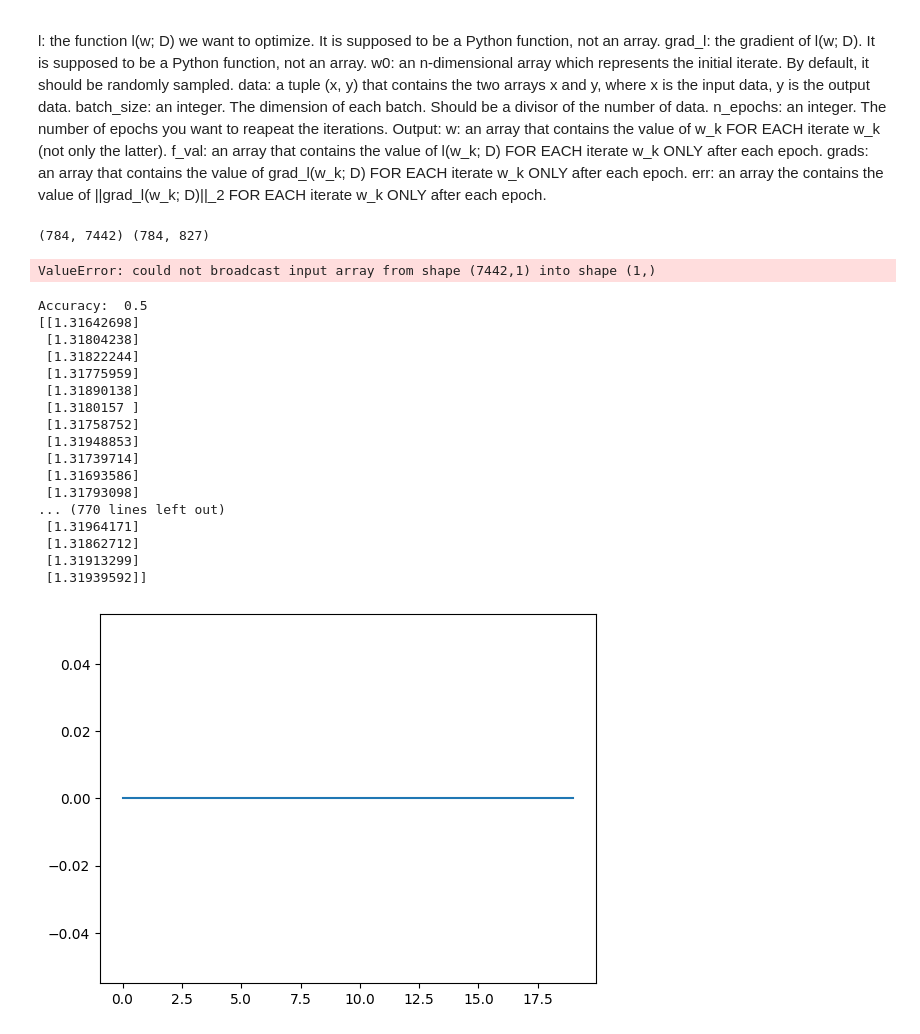
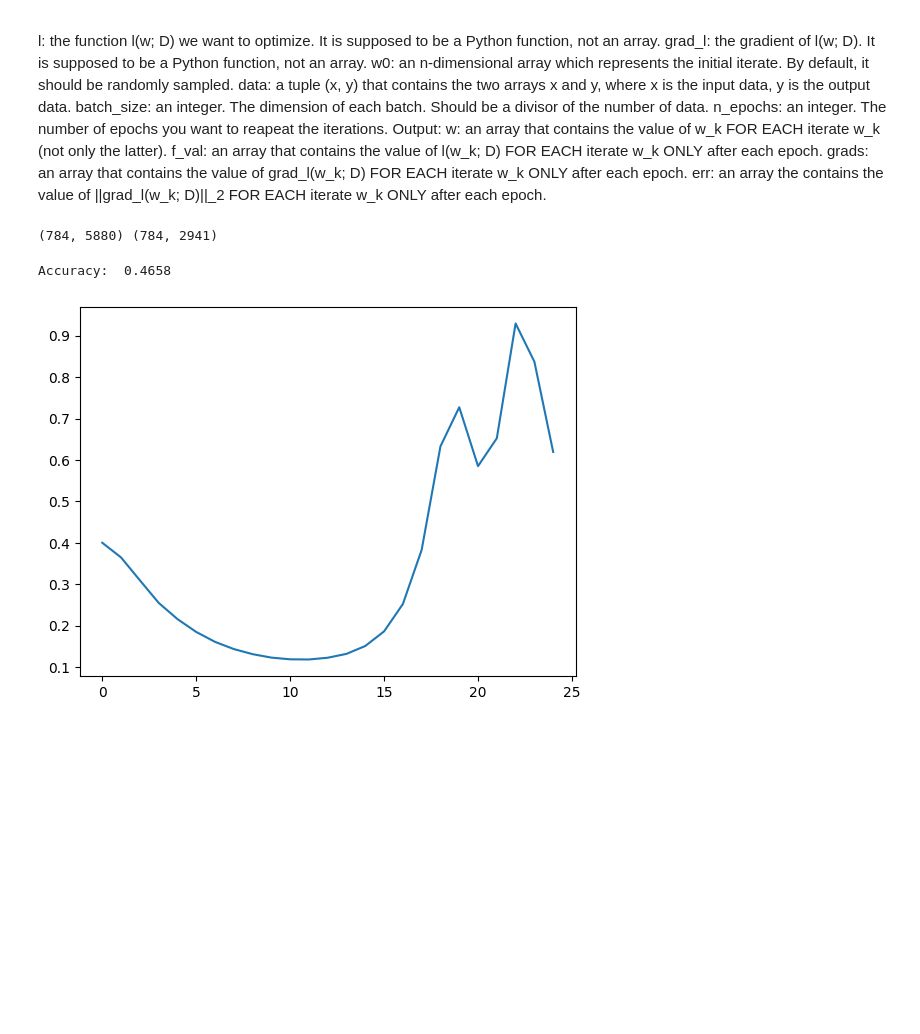
Before and after one commit to elements72/SMM, a Jupyter notebook: lab3/lab3.ipynb, the cells around one changed output. Drawn from its saved outputs; the diff is of its cells as text; code cells hidden in the pictures; blank space fills up the shorter version.

```diff
--- a/lab3/lab3.ipynb
+++ b/lab3/lab3.ipynb
@@ -362,10 +362,10 @@ def split(X, Y, Ntrain):
 y = data[:, 0].T
 x = data[:, 1:].T
 
-digits = [0, 6]
+digits = [1, 6]
 
-I1 = (y==0)
-I2 = (y==6)
+I1 = (y==digits[0])
+I2 = (y == digits[1])
 X1 = x[:, I1]
 X2 = x[:, I2]
 Y1 = y[I1]
@@ -376,9 +376,9 @@ Y = np.concatenate((Y1, Y2))
 
 d, N = X.shape
 
-Ntrain = int(0.9 * Y.shape[0])
+Ntrain = int(N/3*2)
 
 x_train, x_test, y_train, y_test = split(X, Y, Ntrain)
 print(x_train.shape, x_test.shape)
 # %% [output]
-(784, 7442) (784, 827)
+(784, 5880) (784, 2941)
@@ -385,5 +387,5 @@ print(x_train.shape, x_test.shape)
 # %%
-batch_size = 100
+batch_size = 30
 
 def batch(x, y, batch_size):
     n = x.shape[1]
@@ -391,7 +393,7 @@ def batch(x, y, batch_size):
     np.random.shuffle(idx)
     n_batches = n // batch_size
     for i in range(n_batches):
-        batch_index = idx[i:i+1*batch_size]
+        batch_index = idx[i*batch_size:(i+1)*batch_size]
         yield x[:, batch_index], y[batch_index]
 
 
@@ -402,10 +404,11 @@ def SGD(l, grad_l, w0, data, batch_size, n_epochs=5):
     d, n = x_.shape
     w = np.zeros(shape)
     f_val = np.zeros((n_epochs, 1))
-    grads = np.zeros((n_epochs, w0.shape[0], 1))
-    err = np.zeros(n_epochs)
+    grads = np.zeros((n_epochs, 1, w0.shape[0]))
+    err = np.zeros((n_epochs, 1))
 
-    alpha = 1e-1
+    #print("W0 shape: ", w0.shape)
+    alpha = 1e-5
     w_old = w0
     w_k = w_old
 
@@ -413,7 +416,7 @@ def SGD(l, grad_l, w0, data, batch_size, n_epochs=5):
         batch_iterator = batch(x_, y_, batch_size)
         for x, y in batch_iterator:
             grad = grad_l(w_old, x, y)
-            w_k  = w_old - alpha * grad
+            w_k = w_old - alpha * grad
             w_old = w_k
         w[epoch] = w_k
         f_val[epoch] = l(w_k, x_, y_)
@@ -434,7 +437,7 @@ def grad_f(x):
 
 def l(w, x, y):
     y = y.reshape((len(y), 1))
-    return np.abs(f(x, w)-y)**2
+    return np.mean(np.linalg.norm(f(x, w)-y)**2)
 
 def grad_l(w, x, y):
     d, n = x.shape
@@ -444,45 +447,33 @@ def grad_l(w, x, y):
     return np.mean(sigmoid(x_cup.T @ w)*(1-sigmoid(x_cup.T @ w)) * x_cup.T * (f(x, w) - y))
 
 data = (x_train, y_train)
-sigma = 1e-3
-w0 = np.random.normal(0, sigma, (d+1, 1))
-w, f_val, grads, err = SGD(l, grad_l, w0, data, batch_size, 20)
+sigma = 0.1
+w0 = np.random.normal(0, sigma, (d+1,1))
+w, f_val, grads, err = SGD(l, grad_l, w0, data, batch_size, n_epochs)
-# %% [output]
-ValueError: could not broadcast input array from shape (7442,1) into shape (1,)
 # %%
 def predict(w, X, treshold=0.5):
-    X = np.insert(X, 0, 1, axis=0)
-    y_hat = sigmoid(w.T @ X)
-    y_hat[y_hat < treshold] = 0
-    y_hat[y_hat >= treshold] = 6
-    return y_hat
-w_star = w[-1]
+    #X = np.insert(X, 0, 1, axis=0)
+    y_hat = f(X, w)
+    y_pred = np.zeros(len(y_hat))
+    for i, y in enumerate(y_hat):
+        if y < treshold:
+            y_pred[i] = digits[0]
+        else:
+            y_pred[i] = digits[1]
+    #y_hat[y_hat < treshold] = digits[0]
+    #y_hat[y_hat >= treshold] = digits[1]
+    return y_pred
 
 def accuracy(y_hat, y):
-    return  round(np.mean(y_hat == y), 2)
+    return round(np.mean(y_hat == y), 4)
 
 
+w_star = w[-1]
 y_hat = predict(w_star, x_train)
 print("Accuracy: ", accuracy(y_hat, y_train))
-print(w_star)
-plt.plot(err)
+x_plot = np.arange(n_epochs)
+plt.plot(x_plot, err)
 plt.show()
 # %% [output]
-Accuracy:  0.5
-[[1.31642698]
- [1.31804238]
- [1.31822244]
- [1.31775959]
- [1.31890138]
- [1.3180157 ]
- [1.31758752]
- [1.31948853]
- [1.31739714]
- [1.31693586]
- [1.31793098]
-... (770 lines left out)
- [1.31964171]
- [1.31862712]
- [1.31913299]
- [1.31939592]]
+Accuracy:  0.4658
-[figure, old version]
+[figure, new version]
```
Also changed, not shown: parts of 6 cells of this notebook, 2 other files.
